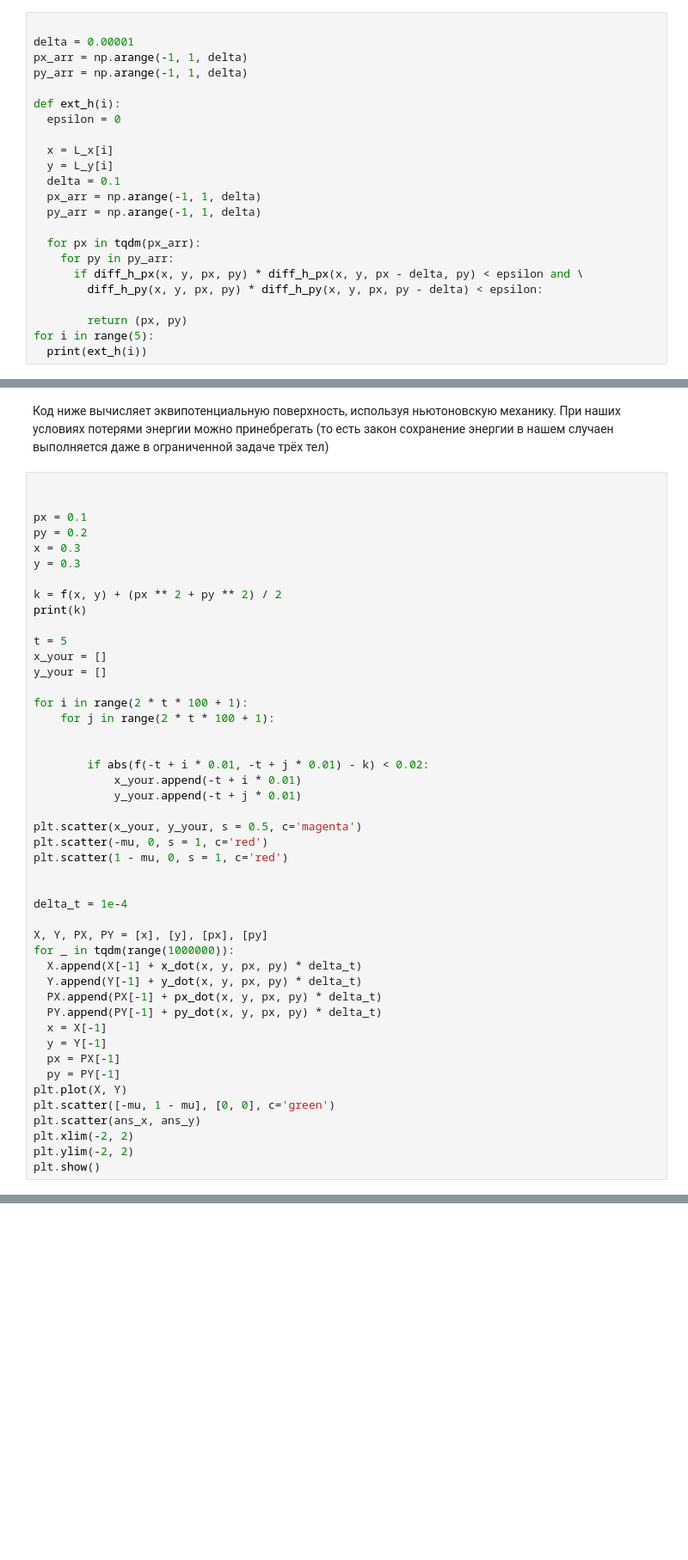
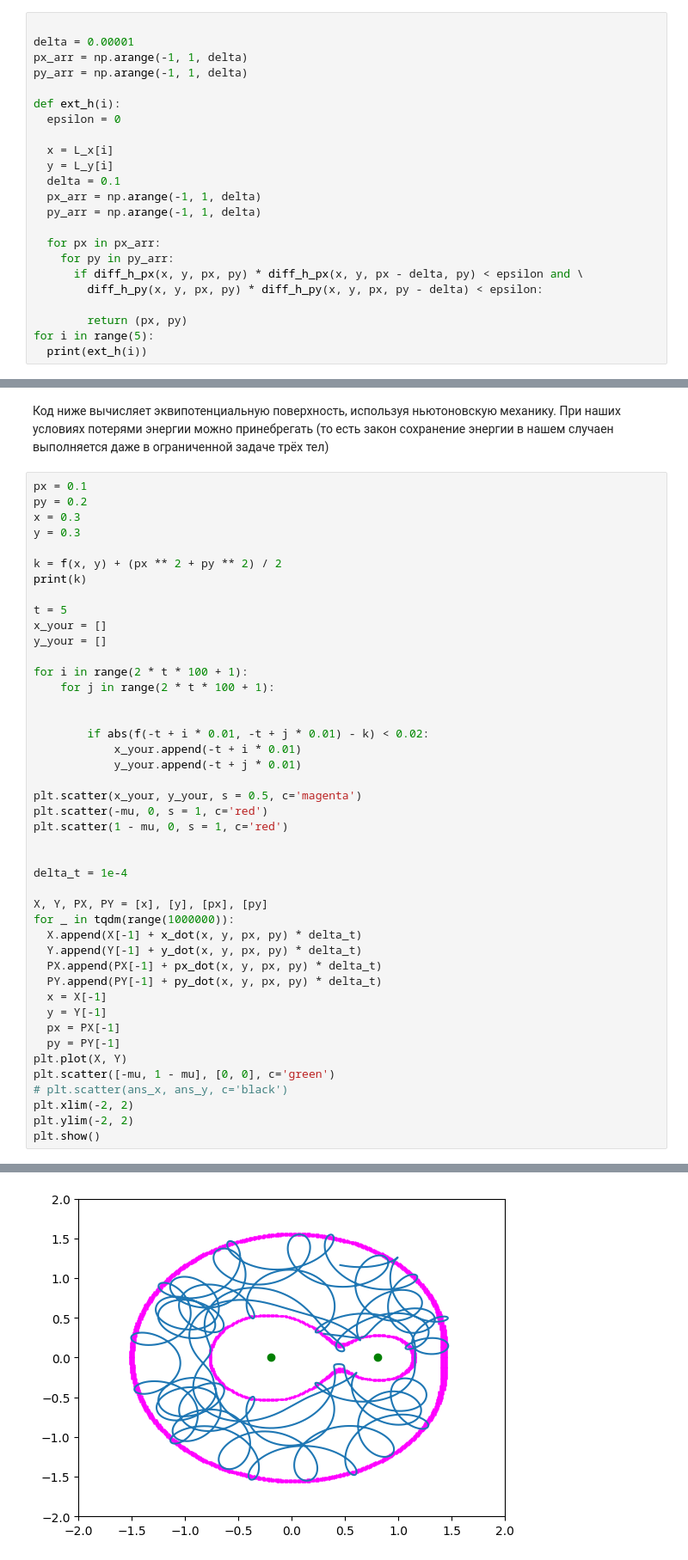
Before and after one commit to ZhizhchenkoA/Mechanic_Project, a Jupyter notebook: Z.ipynb, the cells around one changed output, grey strips where cells are left out. Shown at 86% size. Saved outputs shown, nothing was run; the diff lists cells and outputs as text; blank space fills up the shorter version.

```diff
--- a/Z.ipynb
+++ b/Z.ipynb
@@ -263,7 +264,7 @@ def ext_h(i):
   px_arr = np.arange(-1, 1, delta)
   py_arr = np.arange(-1, 1, delta)
 
-  for px in tqdm(px_arr):
+  for px in px_arr:
     for py in py_arr:
       if diff_h_px(x, y, px, py) * diff_h_px(x, y, px - delta, py) < epsilon and \
         diff_h_py(x, y, px, py) * diff_h_py(x, y, px, py - delta) < epsilon:
@@ -420,8 +421,6 @@ plt.show()
 # %% [markdown]
 Код ниже вычисляет эквипотенциальную поверхность, используя ньютоновскую механику. При наших условиях потерями энергии можно принебрегать (то есть закон сохранение энергии в нашем случаен выполняется даже в ограниченной задаче трёх тел)
 # %%
-
-
 px = 0.1
 py = 0.2
 x = 0.3
@@ -461,7 +460,7 @@ for _ in tqdm(range(1000000)):
   py = PY[-1]
 plt.plot(X, Y)
 plt.scatter([-mu, 1 - mu], [0, 0], c='green')
-plt.scatter(ans_x, ans_y)
+# plt.scatter(ans_x, ans_y, c='black')
 plt.xlim(-2, 2)
 plt.ylim(-2, 2)
 plt.show()
@@ -469,0 +469 @@ NameError: ignored
+[figure, added]
```
Also changed, not shown: parts of 6 cells of this notebook.
